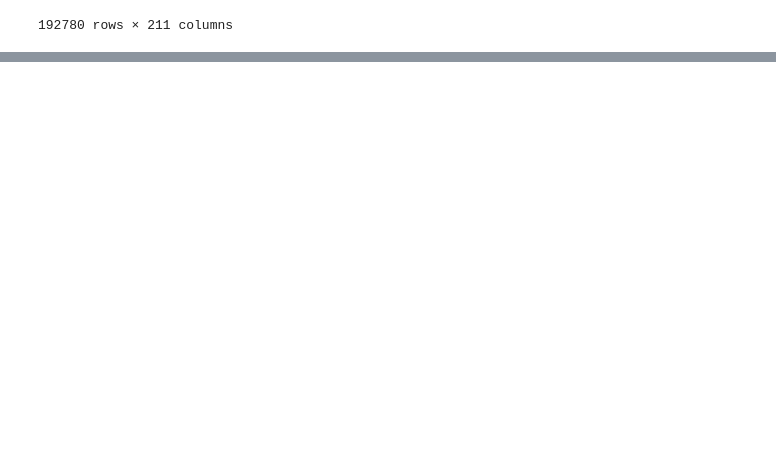
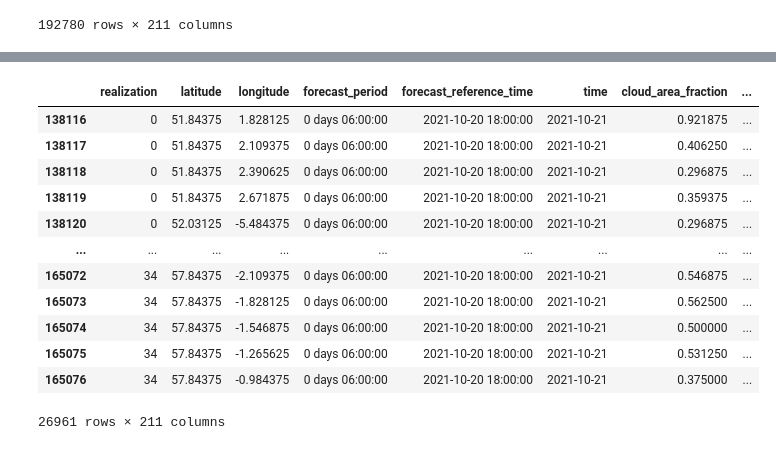
Before and after one commit to informatics-lab/precip_rediagnosis, a Jupyter notebook: data_prep/dev_notebooks/data_prep_debug.ipynb, the cells around one changed output, grey strips where cells are left out. Saved outputs shown, nothing was run; the diff lists cells and outputs as text; code cells hidden in the pictures; blank space fills up the shorter version.

```diff
--- a/data_prep/dev_notebooks/data_prep_debug.ipynb
+++ b/data_prep/dev_notebooks/data_prep_debug.ipynb
@@ -60,0 +112,17 @@ mg_df
+# %%
+df2 = pandas.DataFrame(mg_df[mg_df['time'] == '2021-10-21'])
+df2
+# %% [output]
+|  | realization | latitude | longitude | forecast_period | forecast_reference_time | time | cloud_area_fraction | ... |
+| 138116 | 0 | 51.84375 | 1.828125 | 0 days 06:00:00 | 2021-10-20 18:00:00 | 2021-10-21 | 0.921875 | ... |
+| 138117 | 0 | 51.84375 | 2.109375 | 0 days 06:00:00 | 2021-10-20 18:00:00 | 2021-10-21 | 0.406250 | ... |
+| 138118 | 0 | 51.84375 | 2.390625 | 0 days 06:00:00 | 2021-10-20 18:00:00 | 2021-10-21 | 0.296875 | ... |
+| 138119 | 0 | 51.84375 | 2.671875 | 0 days 06:00:00 | 2021-10-20 18:00:00 | 2021-10-21 | 0.359375 | ... |
+| 138120 | 0 | 52.03125 | -5.484375 | 0 days 06:00:00 | 2021-10-20 18:00:00 | 2021-10-21 | 0.296875 | ... |
+| ... | ... | ... | ... | ... | ... | ... | ... | ... |
+| 165072 | 34 | 57.84375 | -2.109375 | 0 days 06:00:00 | 2021-10-20 18:00:00 | 2021-10-21 | 0.546875 | ... |
+| 165073 | 34 | 57.84375 | -1.828125 | 0 days 06:00:00 | 2021-10-20 18:00:00 | 2021-10-21 | 0.562500 | ... |
+| 165074 | 34 | 57.84375 | -1.546875 | 0 days 06:00:00 | 2021-10-20 18:00:00 | 2021-10-21 | 0.500000 | ... |
+| 165075 | 34 | 57.84375 | -1.265625 | 0 days 06:00:00 | 2021-10-20 18:00:00 | 2021-10-21 | 0.531250 | ... |
+| 165076 | 34 | 57.84375 | -0.984375 | 0 days 06:00:00 | 2021-10-20 18:00:00 | 2021-10-21 | 0.375000 | ... |
+26961 rows × 211 columns
```
Also changed, not shown: parts of 38 cells of this notebook, 2 other files.
